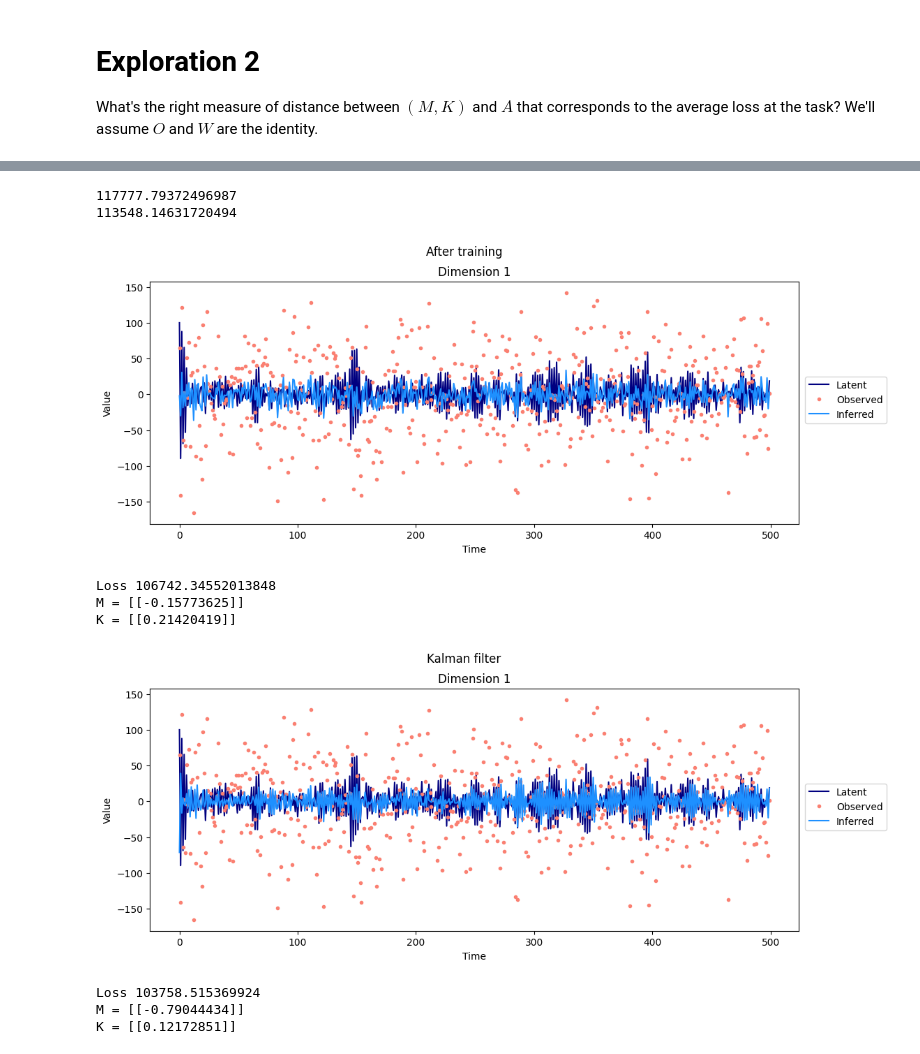
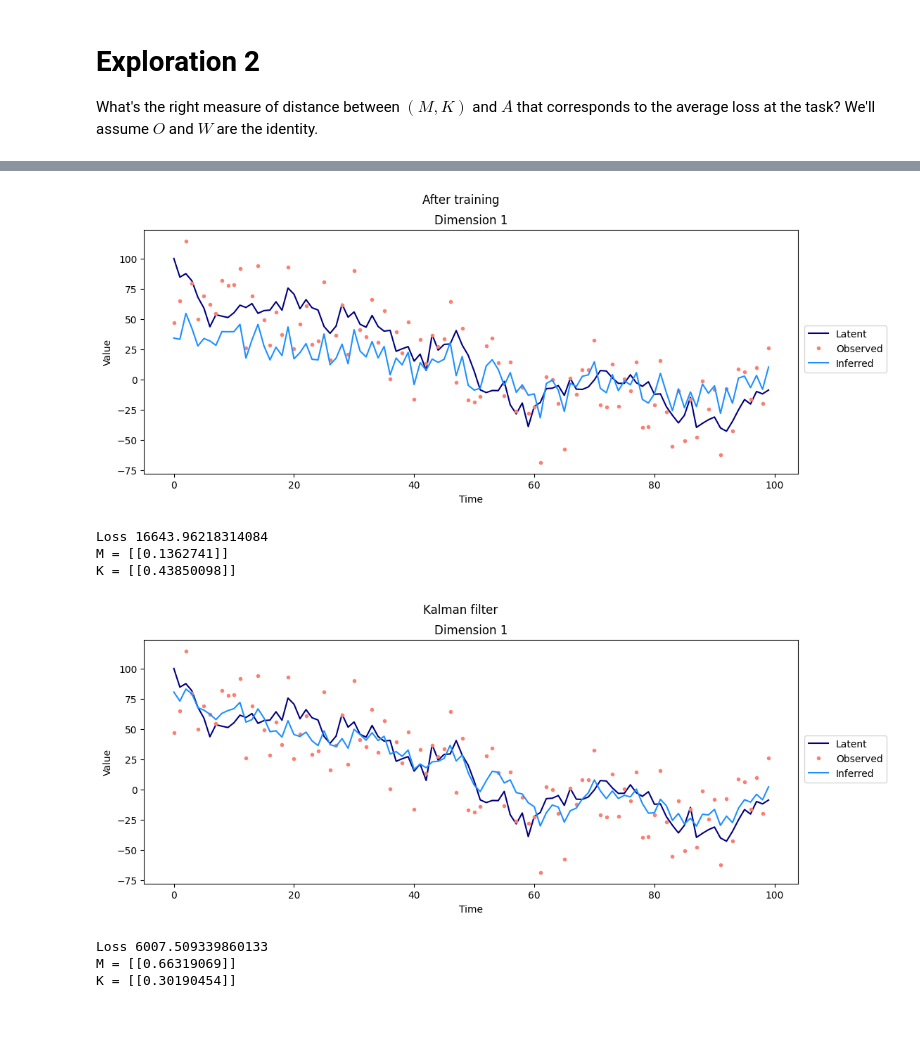
Before and after one commit to Kroiririoroirkk/cmu-project, a Jupyter notebook: LDS_exploration.ipynb, the cells around one changed output, grey strips where cells are left out. Drawn from its saved outputs; the diff is of its cells as text; code cells hidden in the pictures; blank space fills up the shorter version.

```diff
--- a/LDS_exploration.ipynb
+++ b/LDS_exploration.ipynb
@@ -261,40 +263,38 @@ for i1, a_ in enumerate(np.linspace(-1*amk_range,amk_range,num_a_ticks)):
 # %%
-def test_mk(proc, m_, k_):
-    A, M, K = proc.A, np.array([[m_]]), np.array([[k_]])
-    nn = NeuralNet(M, K, W, proc.x0)
-    proc = create_1d_process(rng, A)
-    losses = nn.batch_test(100, proc)
-    print(np.mean(losses))
+#def test_mk(proc, m_, k_):
+#    A, M, K = proc.A, np.array([[m_]]), np.array([[k_]])
+#    nn = NeuralNet(M, K, W, proc.x0)
+#    proc = create_1d_process(rng, A)
+#    losses = nn.batch_test(100, proc)
+#    print(np.mean(losses))
 
-A = np.array([[-0.90]])
+A = np.array([[a_vals[-1]]])
 proc = create_1d_process(rng, A)
 kf = SteadyStateKalmanFilter(proc)
 
-test_mk(proc, mks[0,0,0], mks[0,0,1])
-test_mk(proc, kf.M_infty, kf.K_infty)
+#test_mk(proc, mks[0,0,0], mks[0,0,1])
+#test_mk(proc, kf.M_infty, kf.K_infty)
 
 ts, xs, ys = proc.simulate()
 
-nn = NeuralNet(np.array([[mks[0,0,0]]]), np.array([[mks[0,0,1]]]), np.eye(1), proc.x0)
+nn = NeuralNet(np.array([[mks[-1,0,0]]]), np.array([[mks[-1,0,1]]]), np.eye(1), proc.x0)
 _, xhats = nn.forward(ys)
 plot_hm_process('After training', ts, xs, ys, xhats)
-print('Loss', calc_loss(xhats, xs))
+print('Loss', calc_loss(xhats, xs, start_from))
 print('M =', nn.M)
 print('K =', nn.K)
 
 xhats = kf.infer(ys)
 plot_hm_process('Kalman filter', ts, xs, ys, xhats)
-print('Loss', calc_loss(xhats, xs))
+print('Loss', calc_loss(xhats, xs, start_from))
 print('M =', kf.M_infty)
 print('K =', kf.K_infty)
 # %% [output]
+[figure, new version]
-117777.79372496987
-113548.14631720494
+Loss 16643.96218314084
+M = [[0.1362741]]
+K = [[0.43850098]]
-[figure, old version]
+[figure, new version]
-Loss 106742.34552013848
-M = [[-0.15773625]]
-K = [[0.21420419]]
+Loss 6007.509339860133
+M = [[0.66319069]]
+K = [[0.30190454]]
-[figure, old version]
-Loss 103758.515369924
-M = [[-0.79044434]]
-K = [[0.12172851]]
```
Also changed, not shown: parts of 6 cells of this notebook, 2 other files.
